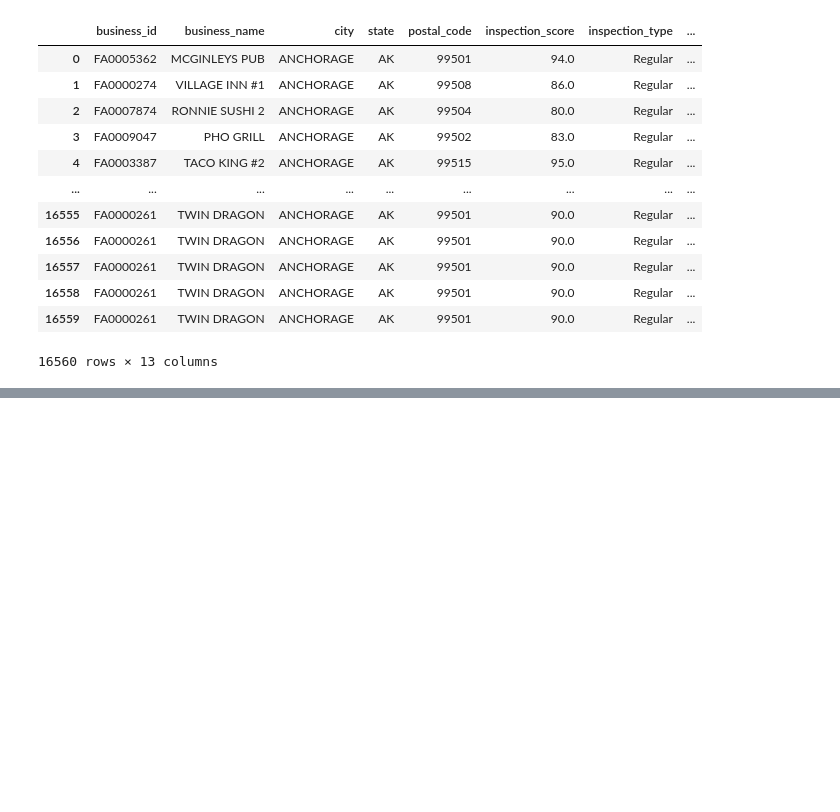
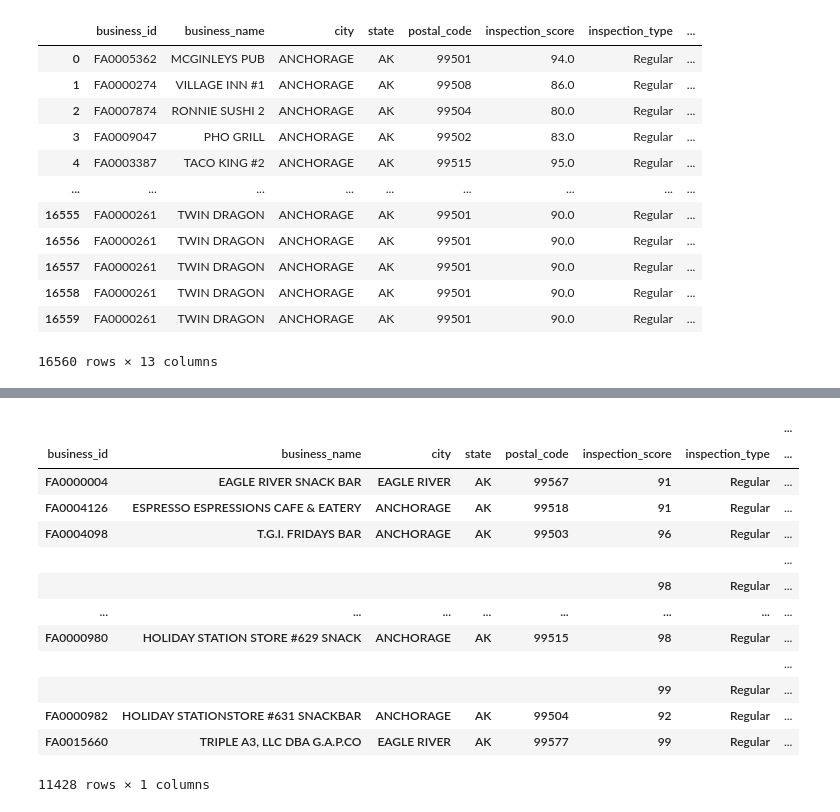
Before and after one commit to jrthompson25/Capstone-Project, a Jupyter notebook: Notebooks/capstone_restaurant_inspections_anchorage.ipynb, the cells around one changed output, grey strips where cells are left out. Saved outputs shown, nothing was run; the diff lists cells and outputs as text; code cells hidden in the pictures; blank space fills up the shorter version.

```diff
--- a/Notebooks/capstone_restaurant_inspections_anchorage.ipynb
+++ b/Notebooks/capstone_restaurant_inspections_anchorage.ipynb
@@ -1249,0 +1342,19 @@ memory usage: 1.6+ MB
+# %%
+#Inspections in the dataset that have a score greater than 90
+above90_df = pd.DataFrame(anchorageInspectsAndZips[anchorageInspectsAndZips['inspection_score'] >= 90].value_counts())
+above90_df
+# %% [output]
+|  |  |  |  |  |  |  | ... |
+| business_id | business_name | city | state | postal_code | inspection_score | inspection_type | ... |
+| FA0000004 | EAGLE RIVER SNACK BAR | EAGLE RIVER | AK | 99567 | 91 | Regular | ... |
+| FA0004126 | ESPRESSO ESPRESSIONS CAFE & EATERY | ANCHORAGE | AK | 99518 | 91 | Regular | ... |
+| FA0004098 | T.G.I. FRIDAYS BAR | ANCHORAGE | AK | 99503 | 96 | Regular | ... |
+|  |  |  |  |  |  |  | ... |
+|  |  |  |  |  | 98 | Regular | ... |
+| ... | ... | ... | ... | ... | ... | ... | ... |
+| FA0000980 | HOLIDAY STATION STORE #629 SNACK | ANCHORAGE | AK | 99515 | 98 | Regular | ... |
+|  |  |  |  |  |  |  | ... |
+|  |  |  |  |  | 99 | Regular | ... |
+| FA0000982 | HOLIDAY STATIONSTORE #631 SNACKBAR | ANCHORAGE | AK | 99504 | 92 | Regular | ... |
+| FA0015660 | TRIPLE A3, LLC DBA G.A.P.CO | EAGLE RIVER | AK | 99577 | 99 | Regular | ... |
+11428 rows × 1 columns
```
Also changed, not shown: parts of 34 cells of this notebook.
